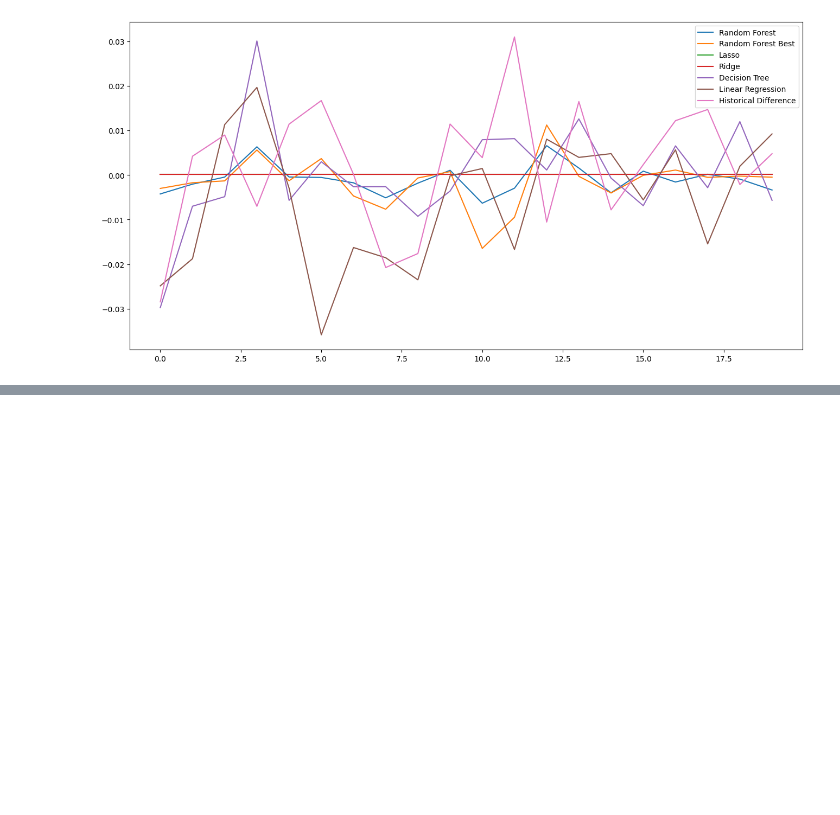
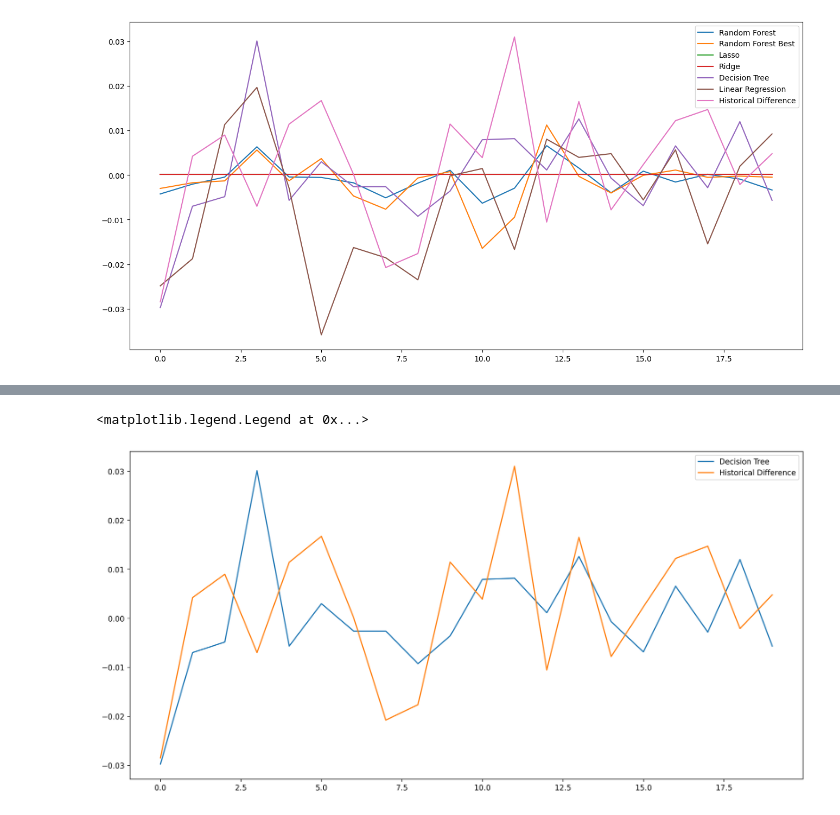
Before and after one commit to katsuki-nagakubo/Trump_Tweets_Word2vec, a Jupyter notebook: trump_tweets_s&p500_relation_ver2.ipynb, the cells around one changed output, grey strips where cells are left out. Drawn from its saved outputs; the diff is of its cells as text; code cells hidden in the pictures; blank space fills up the shorter version.

```diff
--- a/trump_tweets_s&p500_relation_ver2.ipynb
+++ b/trump_tweets_s&p500_relation_ver2.ipynb
@@ -1246,0 +1265,8 @@ plt.legend((rf[0], rf_b[0], ls[0], rd[0], dt[0], ln[0], sp[0]), ("Random Forest"
+# %%
+fig = plt.figure(figsize=(16,8),dpi=250)
+dt = plt.plot(df_result["Decision Tree"])
+sp = plt.plot(df_result["dif_log"])
+plt.legend((dt[0], sp[0]), ("Decision Tree","Historical Difference"), loc=0)
+# %% [output]
+<matplotlib.legend.Legend at 0x...>
+[figure, added]
```
Also changed, not shown: parts of 3 cells of this notebook.
